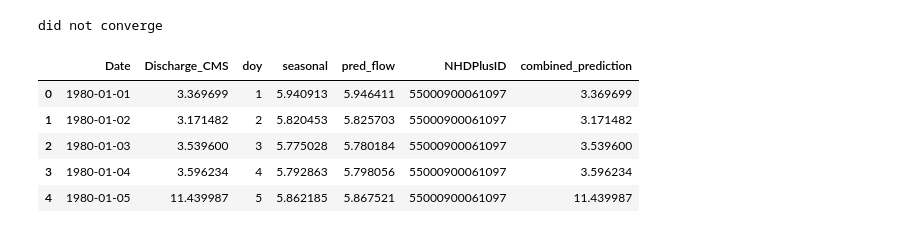
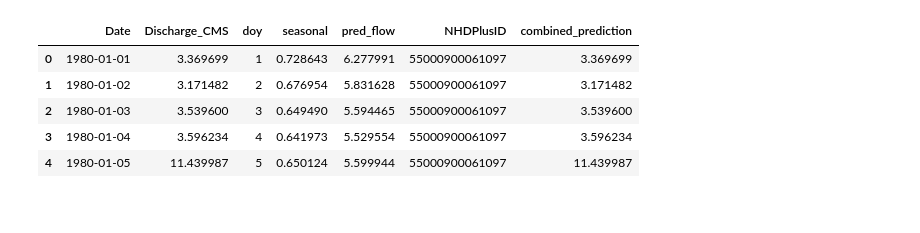
Before and after one commit to michaeltm365/saas-river-forecasting, a Jupyter notebook: synthetic_data/gam.ipynb, the cells around one changed output. Cells and saved outputs as stored; diff of their text form; code cells hidden in the pictures.

```diff
--- a/synthetic_data/gam.ipynb
+++ b/synthetic_data/gam.ipynb
@@ -65,5 +81,5 @@ training_df
 # %%
-def predict_site_gam(df_site, target_col="Discharge_CMS", n_splines=50):
+def predict_site_gam(df_site, target_col="Discharge_CMS"):
     """
     Predict discharge for a single site using a global seasonal GAM + site-specific scaling.
 
@@ -87,12 +103,7 @@ def predict_site_gam(df_site, target_col="Discharge_CMS", n_splines=50):
         df['pred_flow'] = np.nan
         return df
 
-    gam = LinearGAM(s(0, n_splines=n_splines)).fit(
-        df.loc[mask, 'doy'].values.reshape(-1,1),
-        df.loc[mask, target_col].values
-    )
-
-    df['seasonal'] = gam.predict(df['doy'].values.reshape(-1,1))
+    df['seasonal'] = global_gam.predict(df['doy'].values.reshape(-1,1))
 
     A = np.vstack([np.ones(mask.sum()), df.loc[mask, 'seasonal']]).T
     y_obs = df.loc[mask, target_col].values
@@ -132,20 +133,30 @@ See the caveats in the documentation: https://pandas.pydata.org/pandas-docs/stab
 # %%
+# Generate predictions for all sites
 all_preds = []
 
 for site in discharge_df['NHDPlusID'].value_counts().index:
     df_site = make_df(site)
+
+    # Apply GAM prediction function (assumes predict_site_gam is defined)
     df_site = predict_site_gam(df_site)
+
     df_site['NHDPlusID'] = site
     all_preds.append(df_site)
 
+# Combine predictions into a single DataFrame
 predictions_df_gam = pd.concat(all_preds, ignore_index=True)
-predictions_df_gam['combined_prediction'] = predictions_df_gam['Discharge_CMS'].fillna(predictions_df_gam['pred_flow'])
+
+# Fill missing discharge values with predicted flow
+predictions_df_gam['combined_prediction'] = predictions_df_gam['Discharge_CMS'].fillna(
+    predictions_df_gam['pred_flow']
+)
+
+# Preview results
 display(predictions_df_gam.head())
 # %% [output]
-did not converge
 |  | Date | Discharge_CMS | doy | seasonal | pred_flow | NHDPlusID | combined_prediction |
-| 0 | 1980-01-01 | 3.369699 | 1 | 5.940913 | 5.946411 | 55000900061097 | 3.369699 |
-| 1 | 1980-01-02 | 3.171482 | 2 | 5.820453 | 5.825703 | 55000900061097 | 3.171482 |
-| 2 | 1980-01-03 | 3.539600 | 3 | 5.775028 | 5.780184 | 55000900061097 | 3.539600 |
-| 3 | 1980-01-04 | 3.596234 | 4 | 5.792863 | 5.798056 | 55000900061097 | 3.596234 |
-| 4 | 1980-01-05 | 11.439987 | 5 | 5.862185 | 5.867521 | 55000900061097 | 11.439987 |
+| 0 | 1980-01-01 | 3.369699 | 1 | 0.728643 | 6.277991 | 55000900061097 | 3.369699 |
+| 1 | 1980-01-02 | 3.171482 | 2 | 0.676954 | 5.831628 | 55000900061097 | 3.171482 |
+| 2 | 1980-01-03 | 3.539600 | 3 | 0.649490 | 5.594465 | 55000900061097 | 3.539600 |
+| 3 | 1980-01-04 | 3.596234 | 4 | 0.641973 | 5.529554 | 55000900061097 | 3.596234 |
+| 4 | 1980-01-05 | 11.439987 | 5 | 0.650124 | 5.599944 | 55000900061097 | 11.439987 |
```
Also changed, not shown: parts of 20 cells of this notebook.
